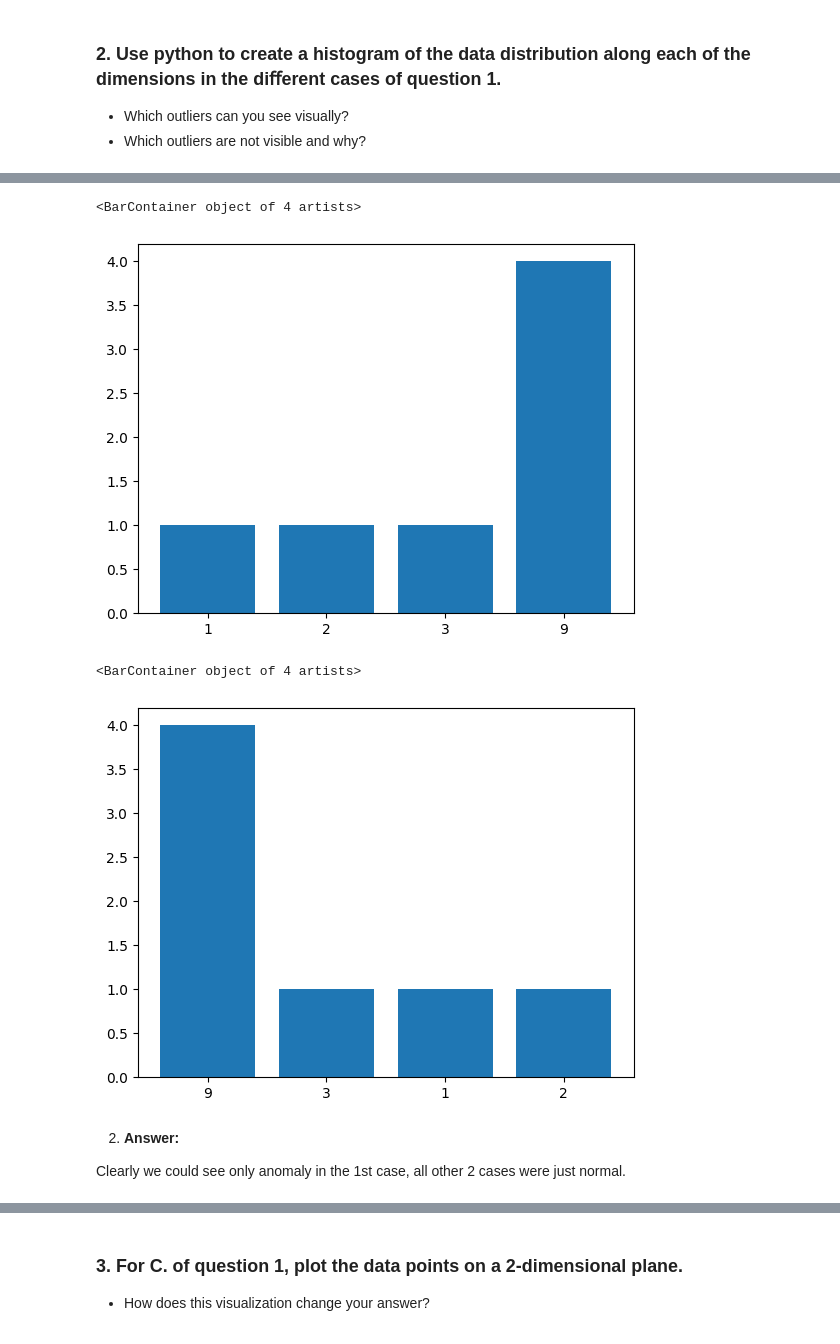
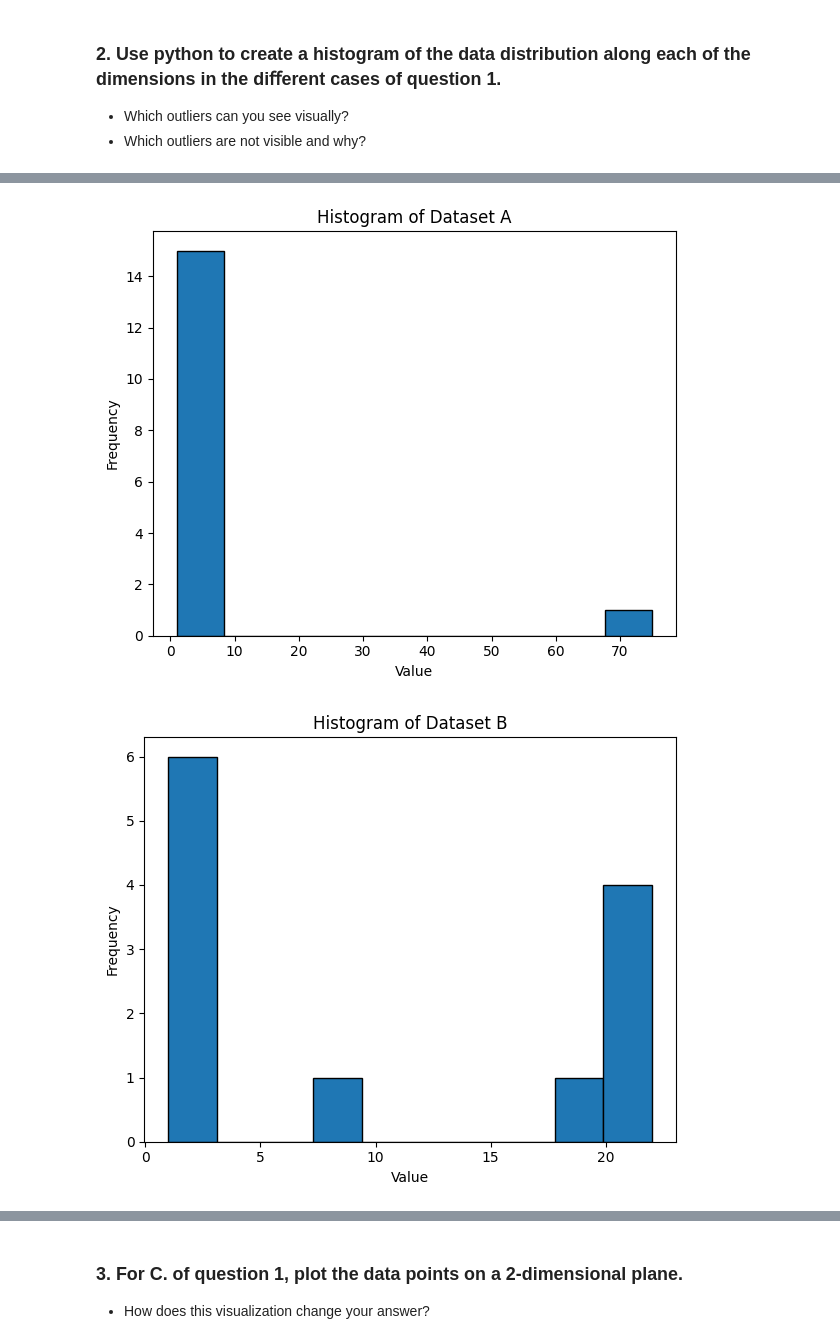
Before and after one commit to JavaStudentAlex/MLFTSAD, a Jupyter notebook: Lectures/Week_1_Introduction/Practice/Solution.ipynb, the cells around one changed output, grey strips where cells are left out. Drawn from its saved outputs; the diff is of its cells as text; code cells hidden in the pictures.

```diff
--- a/Lectures/Week_1_Introduction/Practice/Solution.ipynb
+++ b/Lectures/Week_1_Introduction/Practice/Solution.ipynb
@@ -50,20 +17,46 @@ y_axis = np.array([x[1] for x in C])
-# %%
-counter_x_c = Counter(map(str, x_axis))
-values_x_c = list(counter_x_c.keys())
-freq_x_c = list(counter_x_c.values())
-plt.bar(values_x_c, freq_x_c)
-# %% [output]
-<BarContainer object of 4 artists>
-[figure, removed]
-# %%
-counter_y_c = Counter(map(str, y_axis))
-values_y_c = list(counter_y_c.keys())
-freq_y_c = list(counter_y_c.values())
-plt.bar(values_y_c, freq_y_c)
-# %% [output]
-<BarContainer object of 4 artists>
-[figure, removed]
-# %% [markdown]
-2. **Answer:**
-
-Clearly we could see only anomaly in the 1st case, all other 2 cases were just normal.
+# %%
+import matplotlib.pyplot as plt
+
+plt.figure(figsize=(6,5))
+A = [1,3,2,1,3,2,75,1,3,2,3,1,2,1,3,2]
+plt.hist(A, edgecolor="k")
+plt.title("Histogram of Dataset A")
+plt.xlabel("Value")
+plt.ylabel("Frequency")
+plt.tight_layout()
+plt.show()
+
+plt.figure(figsize=(6,5))
+B = [1,2,3,1,2,9,19,20,21,20,2,22]
+counts, bin_edges, patches = plt.hist(B, bins=10, edgecolor="k")
+plt.title("Histogram of Dataset B")
+plt.xlabel("Value")
+plt.ylabel("Frequency")
+plt.tight_layout()
+plt.show()
+
+# print(f"Bin Edges for Dataset B: {bin_edges}")
+
+C = [(1,9),(2,9),(3,9),(9,9),(9,3),(9,1),(9,2)]
+C_x = [x[0] for x in C]
+C_y = [x[1] for x in C]
+
+fig, axes = plt.subplots(1, 2, figsize=(12, 5))
+
+# Plot C_x histogram
+axes[0].hist(C_x, edgecolor="k")
+axes[0].set_xlabel("Value (x)")
+axes[0].set_ylabel("Frequency")
+axes[0].set_title("Histogram for C[0]")
+
+# Plot C_y histogram
+axes[1].hist(C_y, edgecolor="k")
+axes[1].set_xlabel("Value (y)")
+axes[1].set_ylabel("Frequency")
+axes[1].set_title("Histogram for C[1]")
+
+plt.tight_layout()
+plt.show()
+# %% [output]
+[figure, added]
+[figure, added]
```
Also changed, not shown: parts of 83 cells of this notebook, 1 other file.
